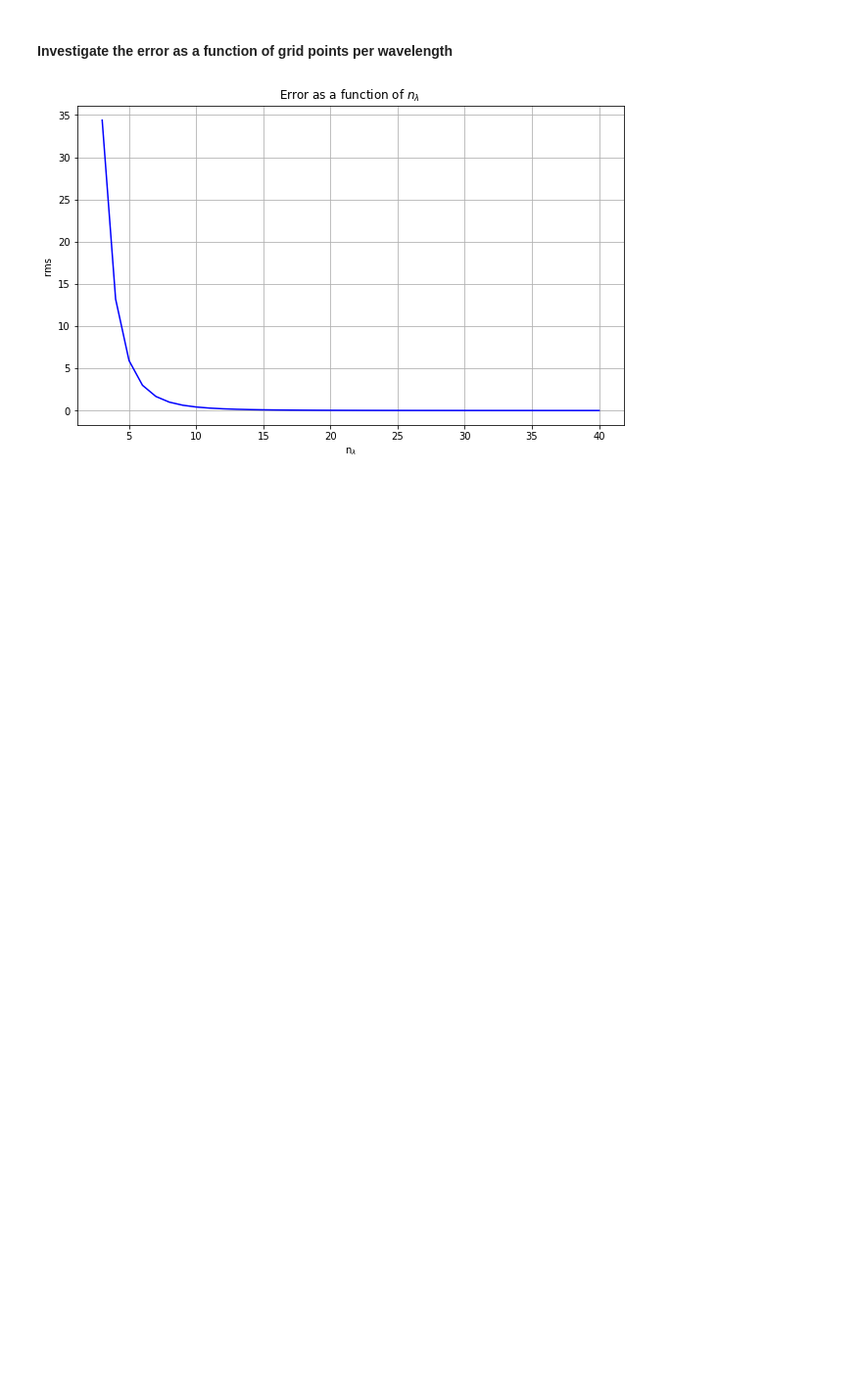
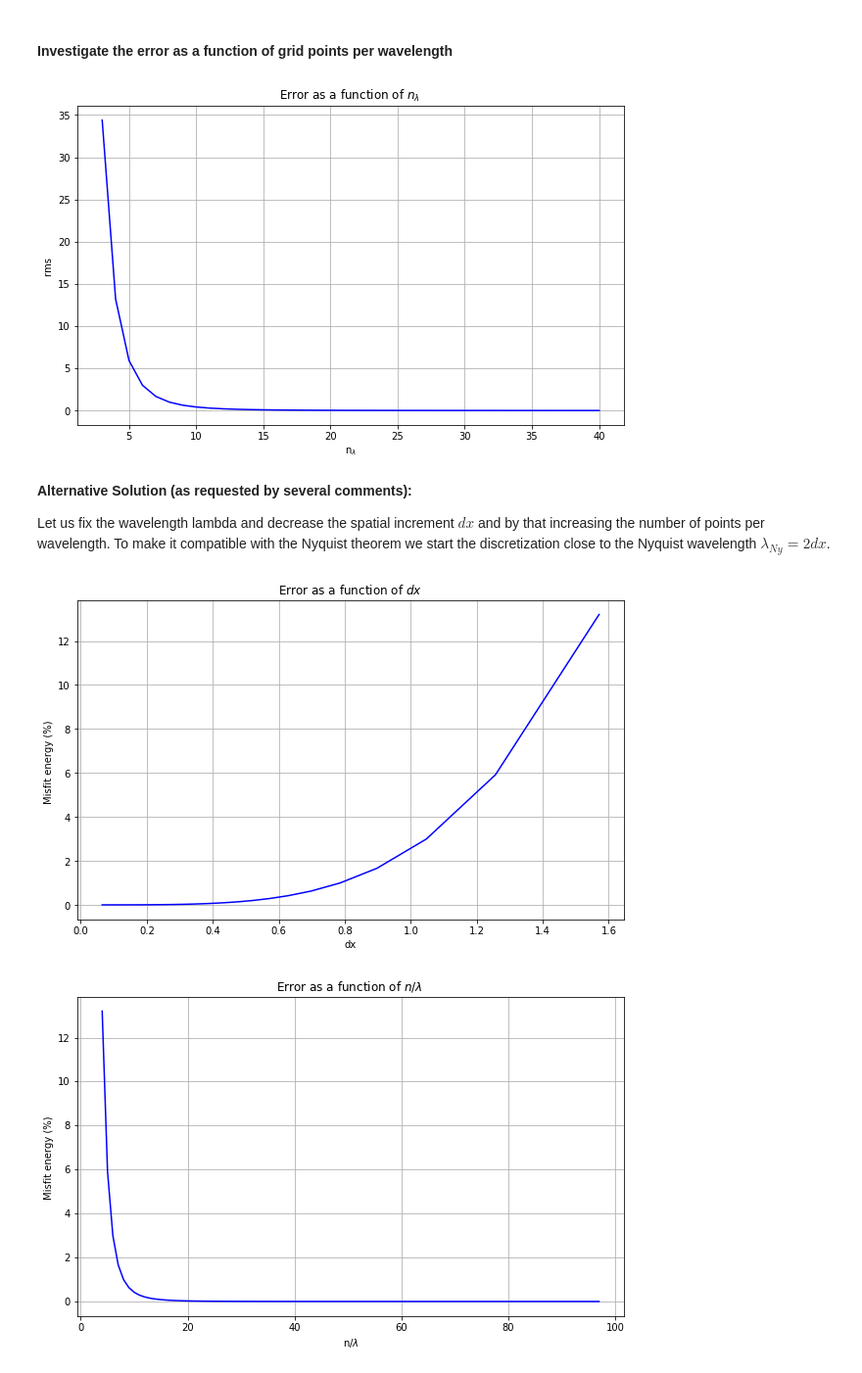
Before and after one commit to heinerigel/coursera, a Jupyter notebook: Notebooks4Coursera/W2/W2_P1.ipynb, the cells around one changed output. Shown at 98% size. Drawn from its saved outputs; the diff is of its cells as text; code cells hidden in the pictures; blank space fills up the shorter version.

```diff
--- a/Notebooks4Coursera/W2/W2_P1.ipynb
+++ b/Notebooks4Coursera/W2/W2_P1.ipynb
@@ -173,6 +173,63 @@ plt.grid()
 plt.show()
 # %% [output]
 [figure]
+# %% [markdown]
+**Alternative Solution (as requested by several comments):**
+
+Let us fix the wavelength lambda and decrease the spatial increment $dx$ and by that increasing the number of points per wavelength. To make it compatible with the Nyquist theorem we start the discretization close to the Nyquist wavelength $\lambda_{Ny} = 2 dx$.
+# %%
+# Let us loop over number of points in the interval [5,100], 3 points corresponds to Nyquist wavelength
+
+n1 =5
+n2 =100
+err = np.zeros(n2-n1-1)   # vector for error
+dxa = np.zeros(n2-n1-1)   # vector for dx
+npl = np.zeros(n2-n1-1)   # vector for number of points per lambda
+
+
+ii = -1
+
+for n in range (n1,n2-1):
+    ii   = ii + 1
+    x    = np.linspace(0,2*np.pi,n)
+    dx   = x[1]-x[0]
+    f    = np.sin(x)
+    df   = np.cos(x)     # Analytical derivative
+
+    dfn = np.zeros(n)
+    # Numerical derivative of the sin function
+    for i in range (1, n-1):
+        dfn[i]=(f[i+1]-f[i-1])/(2*dx)
+
+    # Calculate error in the interval in which numerical derivative was calculated
+    err[ii] = np.sum((df[1:n-1]-dfn[1:n-1])**2)/np.sum((df[1:n-1]**2)) * 100
+
+    dxa[ii] = dx         # dx
+    npl[ii] = 2*np.pi/dx # number of points per wavelength
+
+
+# ----------------------------------------------------------------
+# Plotting error as function of dx
+plt.figure(figsize=(10,6))
+plt.plot(dxa,err, ls='-', color="blue")
+plt.title('Error as a function of $dx$ ')
+plt.xlabel('dx')
+plt.ylabel('Misfit energy (%) ')
+plt.grid()
+plt.show()
+
+# ----------------------------------------------------------------
+# Plotting error as function of points per wavelength
+plt.figure(figsize=(10,6))
+plt.plot(npl,err, ls='-', color="blue")
+plt.title('Error as a function of $n/\lambda$ ')
+plt.xlabel('n/$\lambda$')
+plt.ylabel('Misfit energy (%) ')
+plt.grid()
+plt.show()
+# %% [output]
+[figure, added]
+[figure, added]
 # %% [markdown]
 ### Conclusions
 
```
Also changed, not shown: parts of 1 cell of this notebook.
